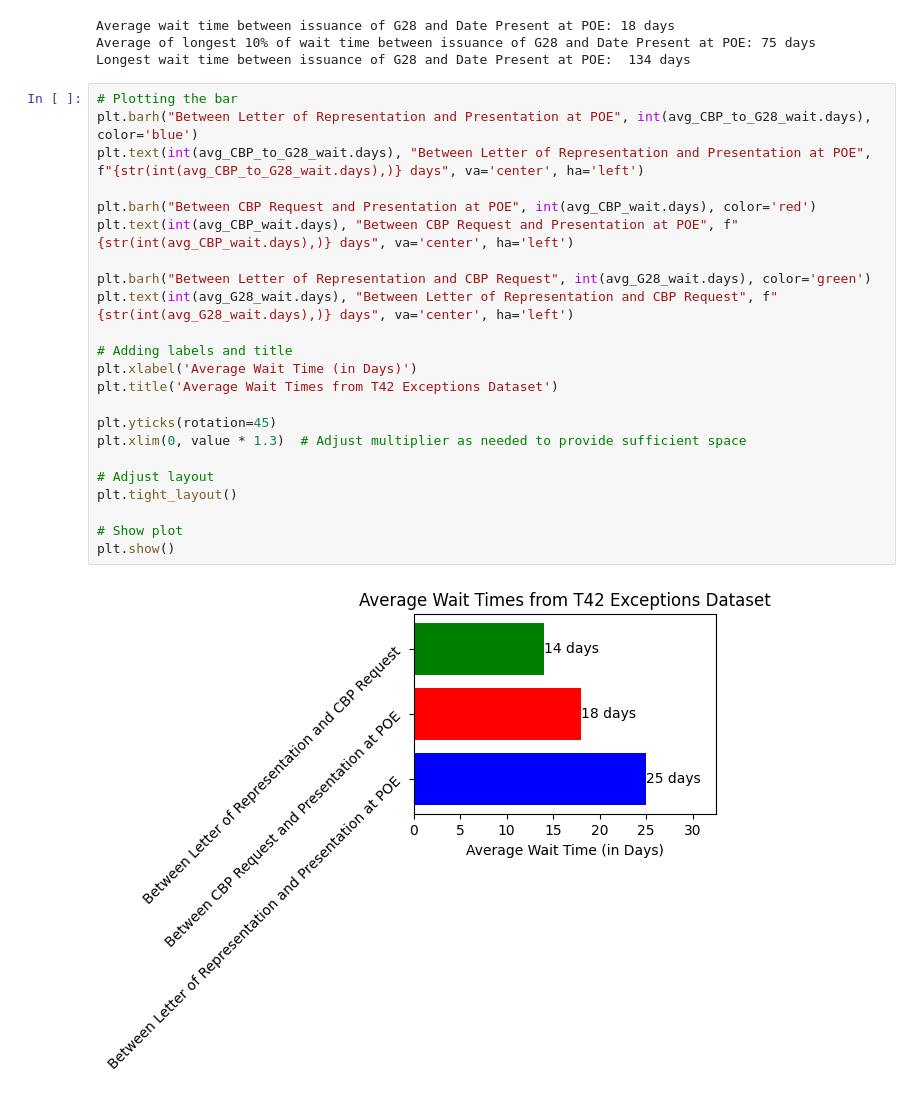
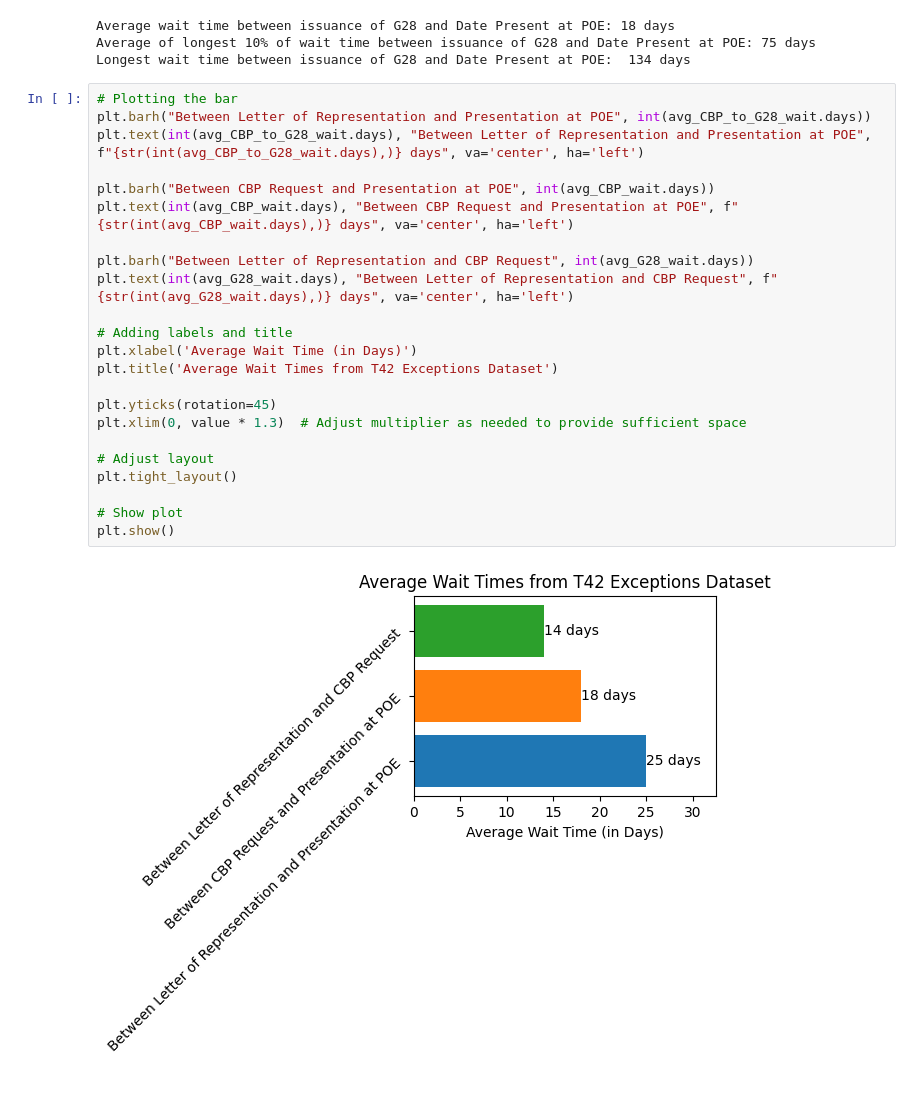
Before and after one commit to jacobgrimm/LA-Complete-Covid-Datat, a Jupyter notebook: Airtables/T42_Exceptions Post Consortium/examine_T42_Exceptions.ipynb, the cells around one changed output. Saved outputs shown, nothing was run; the diff lists cells and outputs as text.

Commit message:
have added more graphs and interesting data points, am so very curious where this goes:

```diff
--- a/Airtables/T42_Exceptions Post Consortium/examine_T42_Exceptions.ipynb
+++ b/Airtables/T42_Exceptions Post Consortium/examine_T42_Exceptions.ipynb
@@ -160,26 +160,26 @@ Average of longest 10% of wait time between issuance of G28 and Date Present at
 Longest wait time between issuance of G28 and Date Present at POE:  134 days
 # %%
 # Plotting the bar
-plt.barh("Between Letter of Representation and Presentation at POE", int(avg_CBP_to_G28_wait.days), color='blue')
+plt.barh("Between Letter of Representation and Presentation at POE", int(avg_CBP_to_G28_wait.days))
 plt.text(int(avg_CBP_to_G28_wait.days), "Between Letter of Representation and Presentation at POE", f"{str(int(avg_CBP_to_G28_wait.days),)} days", va='center', ha='left')
 
-plt.barh("Between CBP Request and Presentation at POE", int(avg_CBP_wait.days), color='red')
+plt.barh("Between CBP Request and Presentation at POE", int(avg_CBP_wait.days))
 plt.text(int(avg_CBP_wait.days), "Between CBP Request and Presentation at POE", f"{str(int(avg_CBP_wait.days),)} days", va='center', ha='left')
 
-plt.barh("Between Letter of Representation and CBP Request", int(avg_G28_wait.days), color='green')
+plt.barh("Between Letter of Representation and CBP Request", int(avg_G28_wait.days))
 plt.text(int(avg_G28_wait.days), "Between Letter of Representation and CBP Request", f"{str(int(avg_G28_wait.days),)} days", va='center', ha='left')
 
 # Adding labels and title
 plt.xlabel('Average Wait Time (in Days)')
 plt.title('Average Wait Times from T42 Exceptions Dataset')
 
 plt.yticks(rotation=45)
 plt.xlim(0, value * 1.3)  # Adjust multiplier as needed to provide sufficient space
 
 # Adjust layout
 plt.tight_layout()
 
 # Show plot
 plt.show()
 # %% [output]
-[figure, old version]
+[figure, new version]
```
Also changed, not shown: 6 other files.
